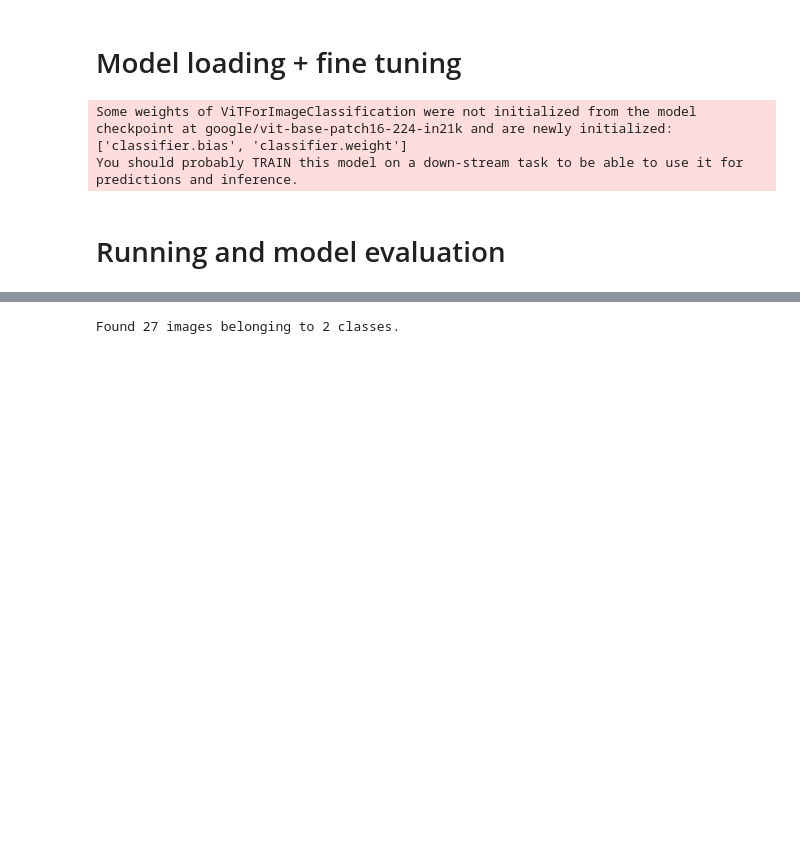
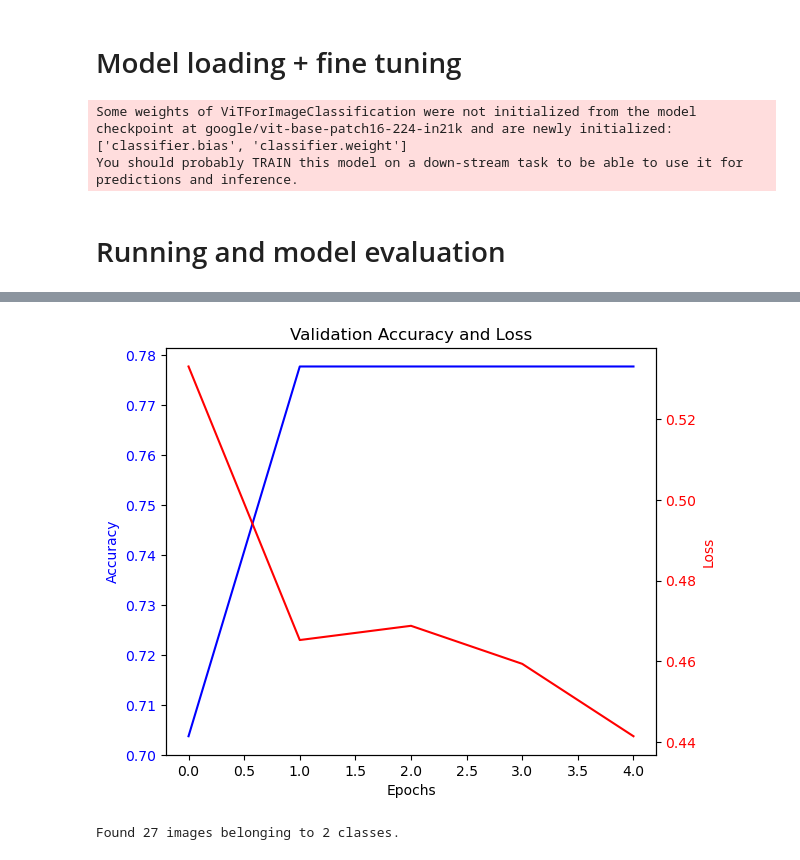
Before and after one commit to tkvngan/DeepLearning_for_BrainTumorDetection, a Jupyter notebook: notebooks/ByteBard8/sota_ViT.ipynb, the cells around one changed output, grey strips where cells are left out. Drawn from its saved outputs; the diff is of its cells as text; code cells hidden in the pictures; blank space fills up the shorter version.

```diff
--- a/notebooks/ByteBard8/sota_ViT.ipynb
+++ b/notebooks/ByteBard8/sota_ViT.ipynb
@@ -222,3 +258,29 @@ TrainOutput(global_step=5, training_loss=0.5196756362915039, metrics={'train_run
+# %%
+# Extract training and validation accuracy from trainer's logs
+train_logs = trainer.state.log_history
+eval_accuracy = [log["eval_accuracy"] for log in train_logs if "eval_accuracy" in log]
+eval_loss = [log["eval_loss"] for log in train_logs if "eval_loss" in log]
+
+# Plotting eval accuracy and eval loss
+fig, ax1 = plt.subplots()
+
+color = 'blue'
+ax1.set_xlabel('Epochs')
+ax1.set_ylabel('Accuracy', color=color)
+ax1.plot(eval_accuracy, color=color, label='Accuracy')
+ax1.tick_params(axis='y', labelcolor=color)
+
+ax2 = ax1.twinx()  # instantiate a second axes that shares the same x-axis
+color = 'red'
+ax2.set_ylabel('Loss', color=color)
+ax2.plot(eval_loss, color=color, label='Loss')
+ax2.tick_params(axis='y', labelcolor=color)
+
+fig.tight_layout()  # to prevent overlap of labels
+plt.title('Validation Accuracy and Loss')
+plt.show()
+# %% [output]
+[figure, added]
 # %%
 test_dir = os.path.join(DATA_DIR, 'test')
 
```
Also changed, not shown: parts of 11 cells of this notebook.
